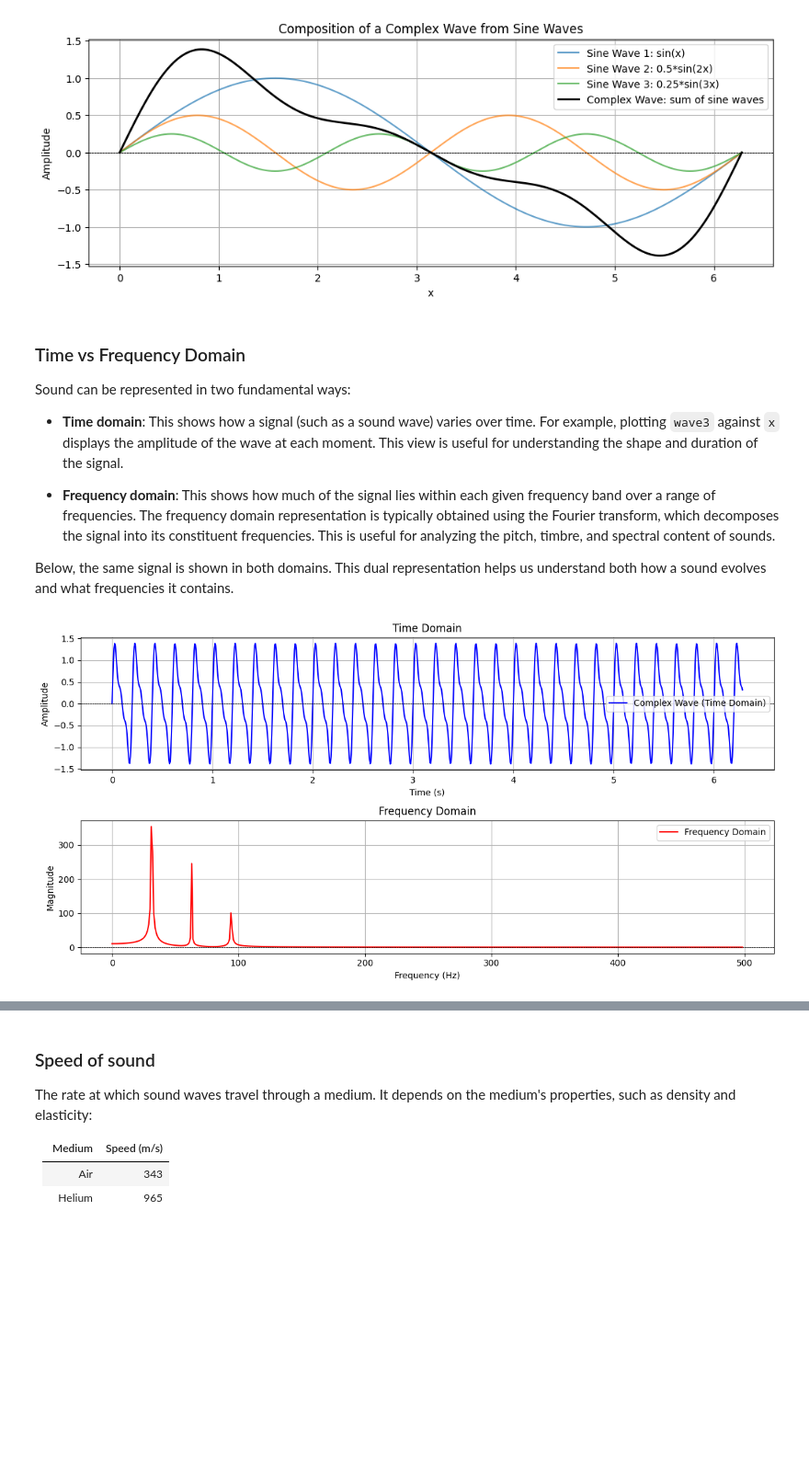
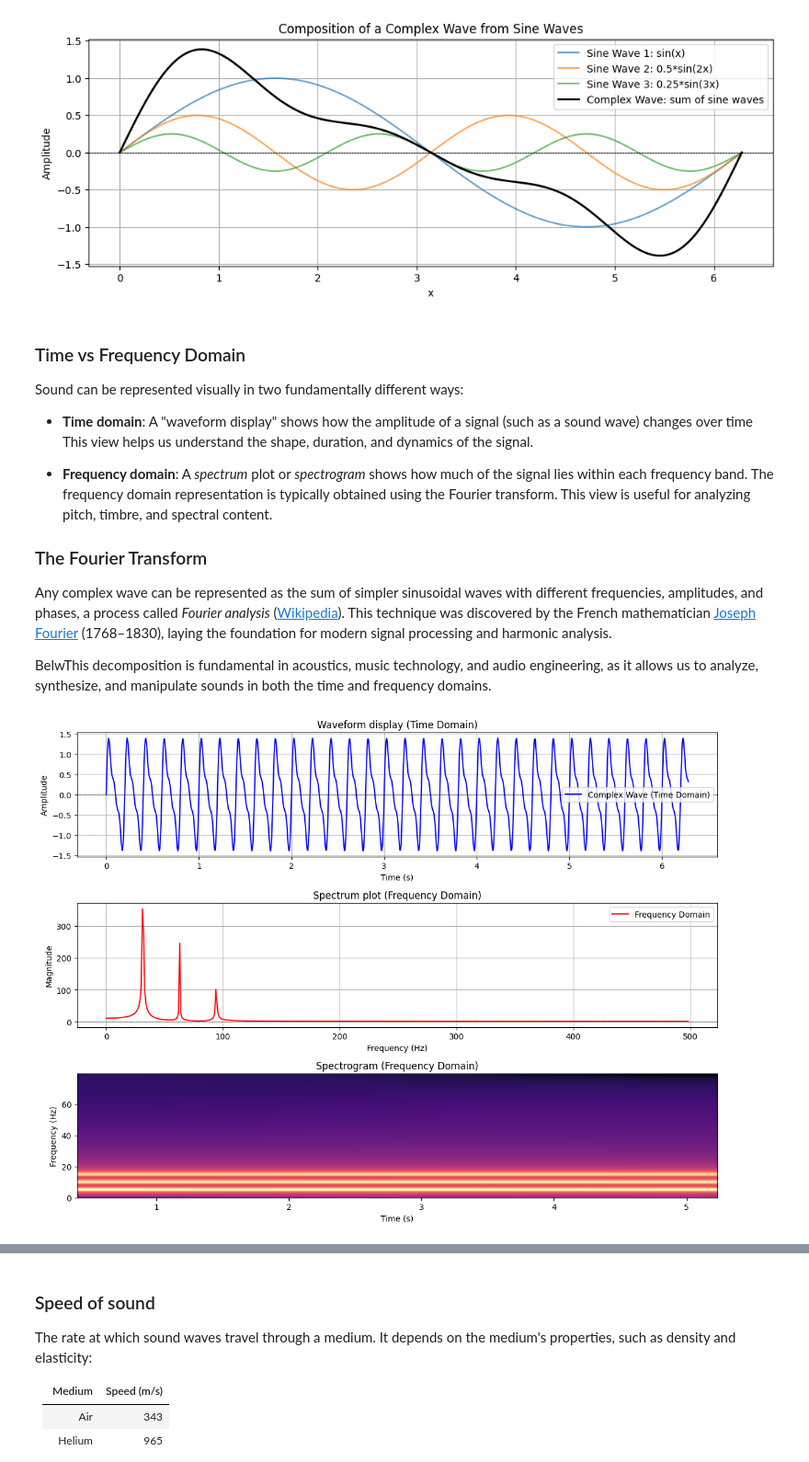
Before and after one commit to alexarje/sensing, a Jupyter notebook: book/week3.ipynb, the cells around one changed output, grey strips where cells are left out. Shown at 92% size. Drawn from its saved outputs; the diff is of its cells as text; code cells hidden in the pictures; blank space fills up the shorter version.

```diff
--- a/book/week3.ipynb
+++ b/book/week3.ipynb
@@ -335,59 +339,69 @@ plt.show()
 # %% [markdown]
 ### Time vs Frequency Domain
 
-Sound can be represented in two fundamental ways:
+Sound can be represented visually in two fundamentally different ways:
 
-- **Time domain**: This shows how a signal (such as a sound wave) varies over time. For example, plotting `wave3` against `x` displays the amplitude of the wave at each moment. This view is useful for understanding the shape and duration of the signal.
+- **Time domain**: A "waveform display" shows how the amplitude of a signal (such as a sound wave) changes over time This view helps us understand the shape, duration, and dynamics of the signal.
 
-- **Frequency domain**: This shows how much of the signal lies within each given frequency band over a range of frequencies. The frequency domain representation is typically obtained using the Fourier transform, which decomposes the signal into its constituent frequencies. This is useful for analyzing the pitch, timbre, and spectral content of sounds.
+- **Frequency domain**: A *spectrum* plot or *spectrogram* shows how much of the signal lies within each frequency band. The frequency domain representation is typically obtained using the Fourier transform. This view is useful for analyzing pitch, timbre, and spectral content.
 
-Below, the same signal is shown in both domains. This dual representation helps us understand both how a sound evolves and what frequencies it contains.
+### The Fourier Transform
+
+Any complex wave can be represented as the sum of simpler sinusoidal waves with different frequencies, amplitudes, and phases, a process called *Fourier analysis* ([Wikipedia](https://en.wikipedia.org/wiki/Fourier_analysis)). This technique was discovered by the French mathematician [Joseph Fourier](https://en.wikipedia.org/wiki/Joseph_Fourier) (1768–1830), laying the foundation for modern signal processing and harmonic analysis.
+
+BelwThis decomposition is fundamental in acoustics, music technology, and audio engineering, as it allows us to analyze, synthesize, and manipulate sounds in both the time and frequency domains.
 # %%
 # Define parameters for the complex wave
-x = np.linspace(0, 2 * np.pi, 1000)  # Time array with 1000 points
 frequency1 = 5  # Frequency of the first wave in Hz
 frequency2 = 10  # Frequency of the second wave in Hz
 frequency3 = 15  # Frequency of the third wave in Hz
-amplitude1 = 1  # Amplitude of the first wave
-amplitude2 = 0.5  # Amplitude of the second wave
-amplitude3 = 0.25  # Amplitude of the third wave
+amplitude1 = 1
+amplitude2 = 0.5
+amplitude3 = 0.25
 
 # Generate the complex wave as a sum of three sine waves
 wave1 = amplitude1 * np.sin(2 * np.pi * frequency1 * x)
 wave2 = amplitude2 * np.sin(2 * np.pi * frequency2 * x)
 wave3 = amplitude3 * np.sin(2 * np.pi * frequency3 * x)
-complex_wave = wave1 + wave2 + wave3  # Complex wave
+complex_wave = wave1 + wave2 + wave3
 
 # Compute the Fourier Transform of the complex wave
-N = len(complex_wave)  # Number of samples
-T = (x[1] - x[0]) / (2 * np.pi)  # Sampling period (time step)
-frequencies = fftfreq(N, T)[:N // 2]  # Frequency components
-fft_values = fft(complex_wave)[:N // 2]  # FFT values (only positive frequencies)
+N = len(complex_wave)
+T = (x[1] - x[0]) / (2 * np.pi)
+frequencies = fftfreq(N, T)[:N // 2]
+fft_values = fft(complex_wave)[:N // 2]
 
-# Plot the time domain and frequency domain
-plt.figure(figsize=(12, 6))
+# Plot time domain, frequency domain, and spectrogram
+plt.figure(figsize=(12, 9))
 
 # Time domain plot
-plt.subplot(2, 1, 1)
+plt.subplot(3, 1, 1)
 plt.plot(x, complex_wave, label='Complex Wave (Time Domain)', color='blue')
-plt.title('Time Domain')
+plt.title('Waveform display (Time Domain)')
 plt.xlabel('Time (s)')
 plt.ylabel('Amplitude')
 plt.axhline(0, color='black', linewidth=0.5, linestyle='--')
 plt.legend()
 plt.grid()
 
 # Frequency domain plot
-plt.subplot(2, 1, 2)
+plt.subplot(3, 1, 2)
 plt.plot(frequencies, np.abs(fft_values), label='Frequency Domain', color='red')
-plt.title('Frequency Domain')
+plt.title('Spectrum plot (Frequency Domain)')
 plt.xlabel('Frequency (Hz)')
 plt.ylabel('Magnitude')
 plt.axhline(0, color='black', linewidth=0.5, linestyle='--')
 plt.legend()
 plt.grid()
 
+# Spectrogram plot
+plt.subplot(3, 1, 3)
+plt.specgram(complex_wave, NFFT=256, Fs=1/(x[1]-x[0]), noverlap=128, cmap='magma')
+plt.title('Spectrogram (Frequency Domain)')
+plt.xlabel('Time (s)')
+plt.ylabel('Frequency (Hz)')
+
 plt.tight_layout()
 plt.show()
 # %% [output]
-[figure, old version]
+[figure, new version]
```
Also changed, not shown: parts of 13 cells of this notebook.
